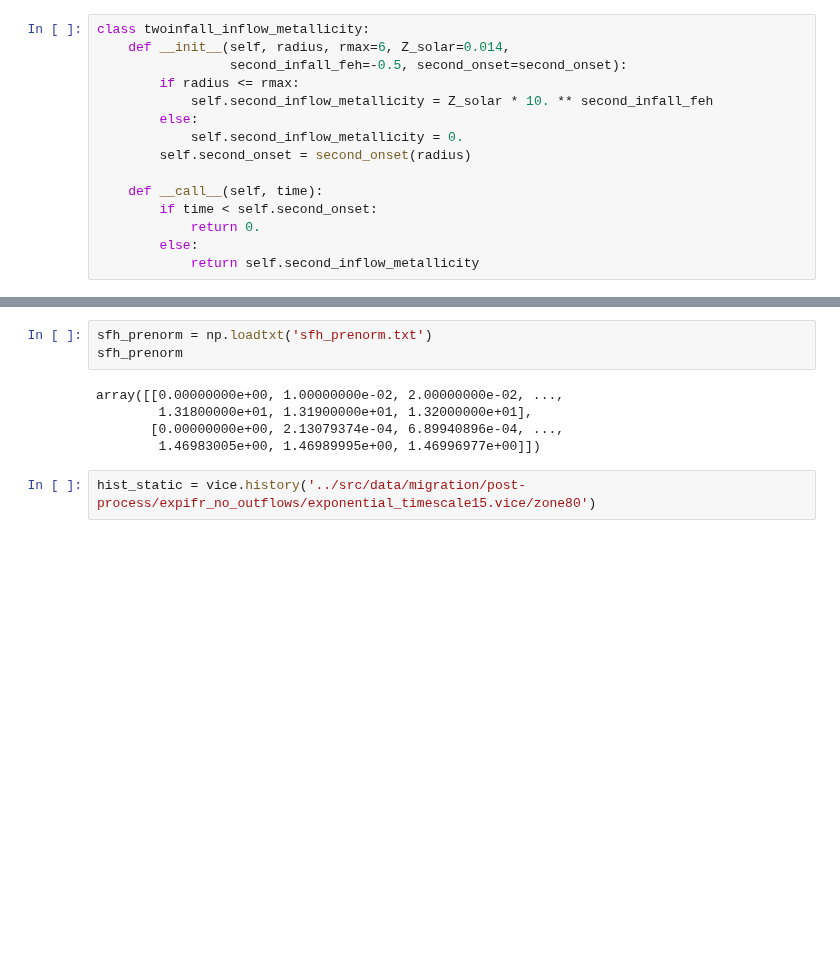
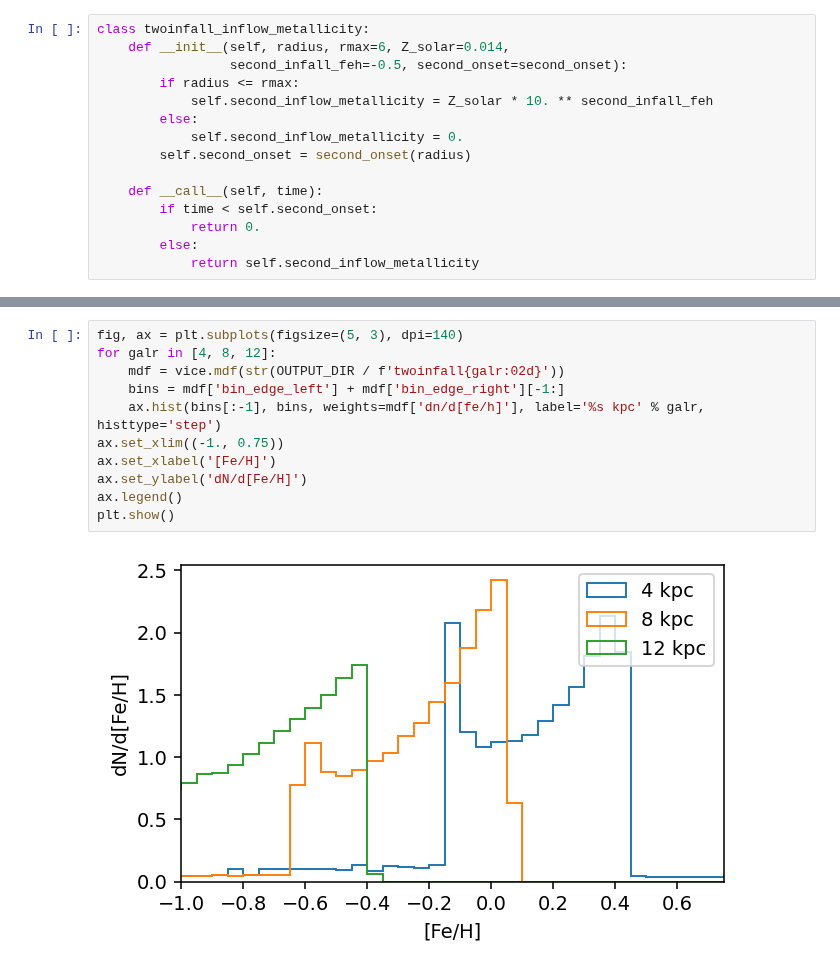
Before and after one commit to lodubay/galactic-dtd, a Jupyter notebook: notebooks/twoinfall.ipynb, the cells around one changed output, grey strips where cells are left out. Cells and saved outputs as stored; diff of their text form; blank space fills up the shorter version.

```diff
--- a/notebooks/twoinfall.ipynb
+++ b/notebooks/twoinfall.ipynb
@@ -178,10 +180,13 @@ plt.show()
-# %%
-sfh_prenorm = np.loadtxt('sfh_prenorm.txt')
-sfh_prenorm
-# %% [output]
-array([[0.00000000e+00, 1.00000000e-02, 2.00000000e-02, ...,
-        1.31800000e+01, 1.31900000e+01, 1.32000000e+01],
-       [0.00000000e+00, 2.13079374e-04, 6.89940896e-04, ...,
-        1.46983005e+00, 1.46989995e+00, 1.46996977e+00]])
-# %%
-hist_static = vice.history('../src/data/migration/post-process/expifr_no_outflows/exponential_timescale15.vice/zone80')
+# %%
+fig, ax = plt.subplots(figsize=(5, 3), dpi=140)
+for galr in [4, 8, 12]:
+    mdf = vice.mdf(str(OUTPUT_DIR / f'twoinfall{galr:02d}'))
+    bins = mdf['bin_edge_left'] + mdf['bin_edge_right'][-1:]
+    ax.hist(bins[:-1], bins, weights=mdf['dn/d[fe/h]'], label='%s kpc' % galr, histtype='step')
+ax.set_xlim((-1., 0.75))
+ax.set_xlabel('[Fe/H]')
+ax.set_ylabel('dN/d[Fe/H]')
+ax.legend()
+plt.show()
+# %% [output]
+[figure, added]
```
Also changed, not shown: parts of 7 cells of this notebook, 9 other files.
